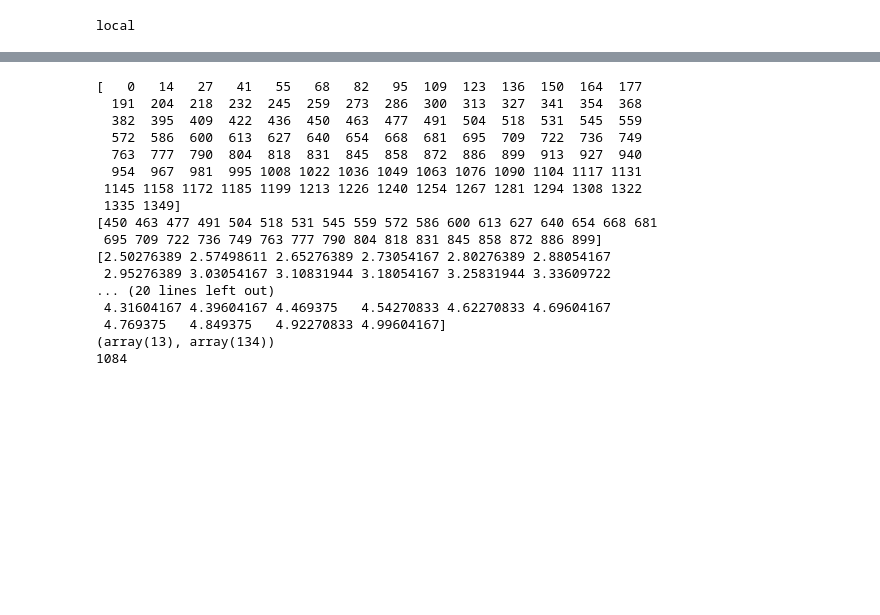
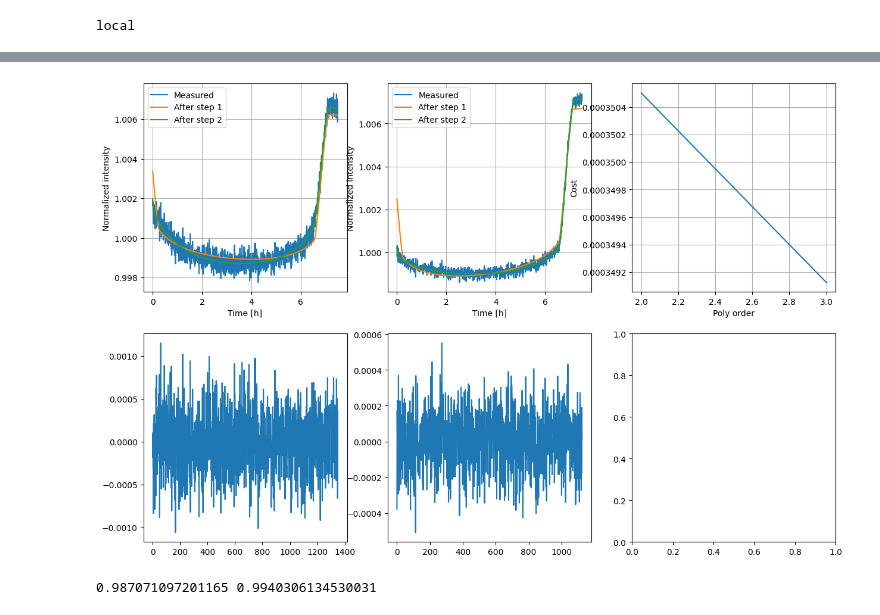
Before and after one commit to jcottaar/ariel2, a Jupyter notebook: analysis/test_simple_model.ipynb, the cells around one changed output, grey strips where cells are left out. Drawn from its saved outputs; the diff is of its cells as text; code cells hidden in the pictures; blank space fills up the shorter version.

```diff
--- a/analysis/test_simple_model.ipynb
+++ b/analysis/test_simple_model.ipynb
@@ -22,29 +23,22 @@ Wall time: 1.85 s
 # %%
 import ariel_simple2
 importlib.reload(ariel_simple2)
 model = ariel_simple2.SimpleModel()
+model.do_regularization = True
+model.order_list = [1,2,3]
 model.do_plots=True
+model.rescale_cost = True
 model.run_in_parallel = False
+model = ariel_simple2.SimpleModelChainer(model=model)
 model.train(train_data)
 #model.bias_a = [0.,0.]
 #model.bias_b = [0.,0.]
-data = train_data[:1]
-inferred_data = model.infer(data)
+data = [train_data[1045]]
+data = [train_data[[d.planet_id for d in train_data].index(926530491)]]
+mm = []
+for d in tqdm.tqdm(data):
+    model.infer([d])[0]
+    mm.append(copy.deepcopy(model))
 # %% [output]
+[figure, added]
-[   0   14   27   41   55   68   82   95  109  123  136  150  164  177
-  191  204  218  232  245  259  273  286  300  313  327  341  354  368
-  382  395  409  422  436  450  463  477  491  504  518  531  545  559
-  572  586  600  613  627  640  654  668  681  695  709  722  736  749
-  763  777  790  804  818  831  845  858  872  886  899  913  927  940
-  954  967  981  995 1008 1022 1036 1049 1063 1076 1090 1104 1117 1131
- 1145 1158 1172 1185 1199 1213 1226 1240 1254 1267 1281 1294 1308 1322
- 1335 1349]
-[450 463 477 491 504 518 531 545 559 572 586 600 613 627 640 654 668 681
- 695 709 722 736 749 763 777 790 804 818 831 845 858 872 886 899]
-[2.50276389 2.57498611 2.65276389 2.73054167 2.80276389 2.88054167
- 2.95276389 3.03054167 3.10831944 3.18054167 3.25831944 3.33609722
-... (20 lines left out)
- 4.31604167 4.39604167 4.469375   4.54270833 4.62270833 4.69604167
- 4.769375   4.849375   4.92270833 4.99604167]
-(array(13), array(134))
-1084
+0.987071097201165 0.9940306134530031
```
Also changed, not shown: parts of 5 cells of this notebook, 11 other files.
